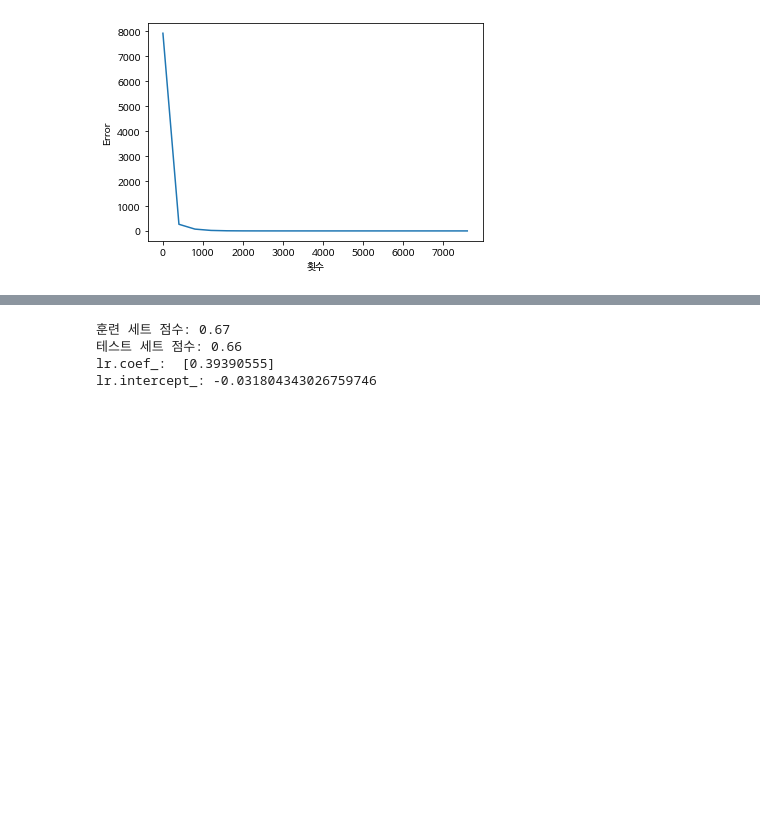
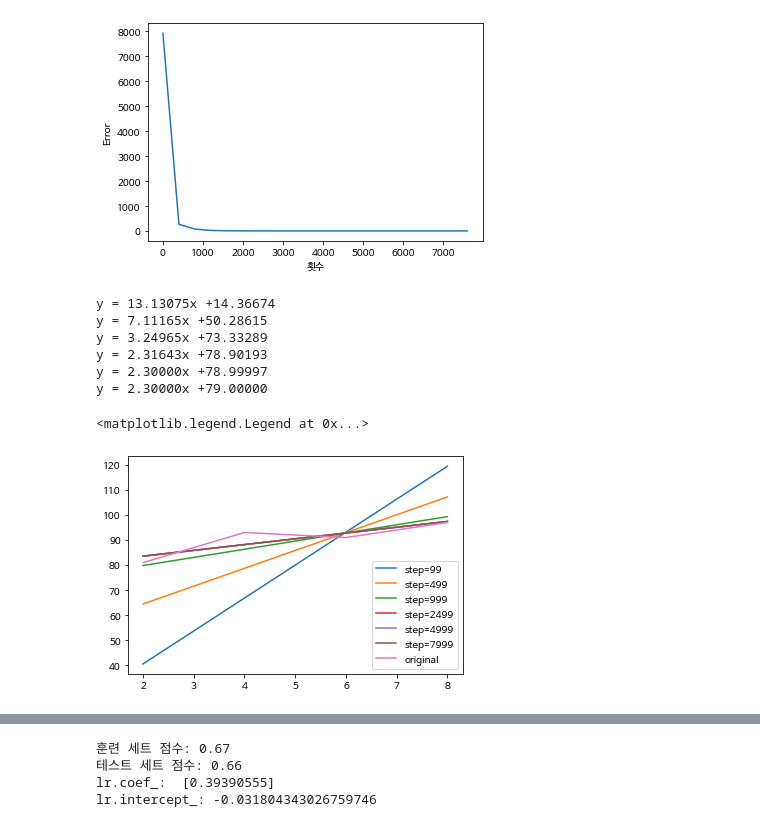
Before and after one commit to comet08/Machine_Learning, a Jupyter notebook: 3주차/선형회귀.ipynb, the cells around one changed output, grey strips where cells are left out. Cells and saved outputs as stored; diff of their text form; code cells hidden in the pictures; blank space fills up the shorter version.

```diff
--- a/3주차/선형회귀.ipynb
+++ b/3주차/선형회귀.ipynb
@@ -243,3 +243,29 @@ plt.ylabel('Error')
 # %% [output]
 Text(0, 0.5, 'Error')
 [figure]
+# %%
+W = np.random.rand()
+b = np.random.rand()
+
+steps = []
+result = []
+
+for s in ([100, 500,1000,2500, 5000,8000]) :
+    for step in range(s):
+        y_hat = np.add(np.dot(x,W),b)
+        W -= learning_rate * ((y_hat - y)*x).mean()
+        b -= learning_rate * (y_hat - y).mean()
+    print('y = %.5fx +%.5f '% (W, b))
+    plt.plot(x, np.add(np.dot(x,W),b), label="step={}".format(step))
+
+plt.plot(x,  y, label='original')
+plt.legend()
+# %% [output]
+y = 13.13075x +14.36674
+y = 7.11165x +50.28615
+y = 3.24965x +73.33289
+y = 2.31643x +78.90193
+y = 2.30000x +78.99997
+y = 2.30000x +79.00000
+<matplotlib.legend.Legend at 0x...>
+[figure, added]
```
Also changed, not shown: parts of 5 cells of this notebook, 3 other files.
